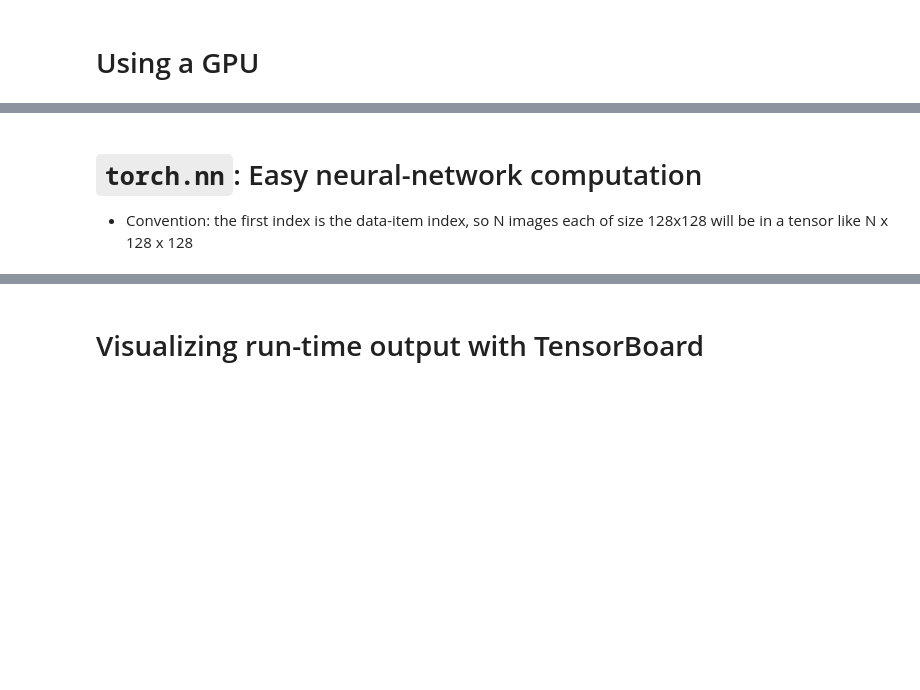
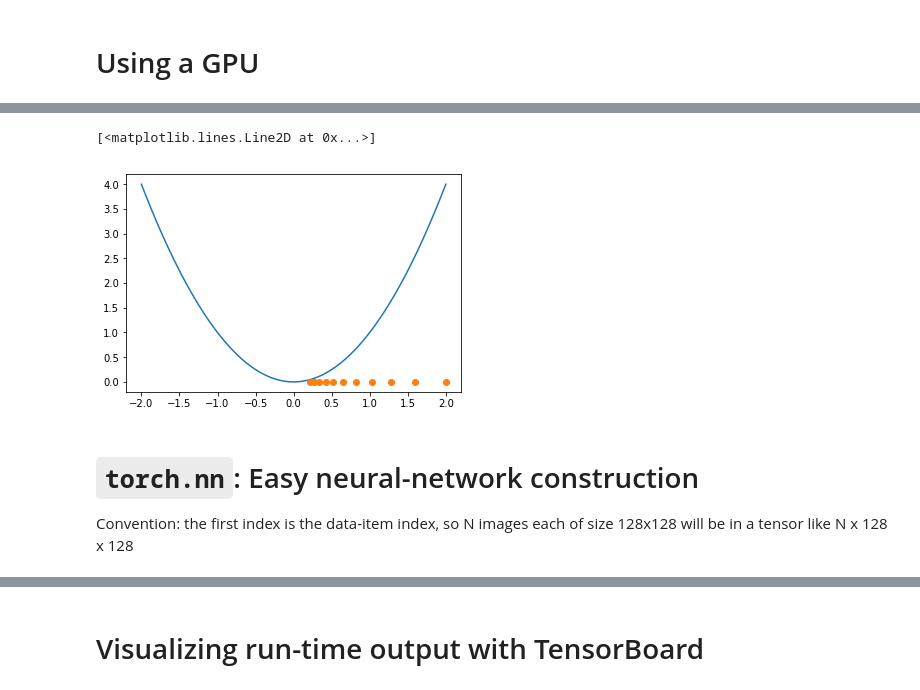
Before and after one commit to compdyn/pytorch_tutorial, a Jupyter notebook: PyTorch_tutorial.ipynb, the cells around one changed output, grey strips where cells are left out. Drawn from its saved outputs; the diff is of its cells as text; code cells hidden in the pictures; blank space fills up the shorter version.

Commit message:
first draft

```diff
--- a/PyTorch_tutorial.ipynb
+++ b/PyTorch_tutorial.ipynb
@@ -117,0 +278,18 @@ dz/dx = 4.0
+# %%
+x = torch.tensor([2.0], requires_grad=True)
+# %%
+opt = torch.optim.SGD([x], lr=0.1)
+# %%
+x_history = [x.detach().numpy().copy()]
+for i in range(10):
+    print(f'##########')
+    print(f'i = {i}')
+    print(f'initial x = {x}')
+    opt.zero_grad()
+    z = f(x)
+    print(f'z = {z}')
+    z.backward()
+    print(f'x.grad = {x.grad}')
+    opt.step()
+    print(f'updated x = {x}')
+    x_history.append(x.detach().numpy().copy())
@@ -118,4 +314,12 @@ dz/dx = 4.0
+# %%
+xvec = np.linspace(-2, 2, 100)
+fvec = f(xvec)
+plt.plot(xvec, fvec)
+plt.plot(x_history, np.zeros(len(x_history)), 'o')
+# %% [output]
+[<matplotlib.lines.Line2D at 0x...>]
+[figure, added]
 # %% [markdown]
-# `torch.nn`: Easy neural-network computation
+# `torch.nn`: Easy neural-network construction
 
-- Convention: the first index is the data-item index, so N images each of size 128x128 will be in a tensor like N x 128 x 128
+Convention: the first index is the data-item index, so N images each of size 128x128 will be in a tensor like N x 128 x 128
```
Also changed, not shown: parts of 74 cells of this notebook.
